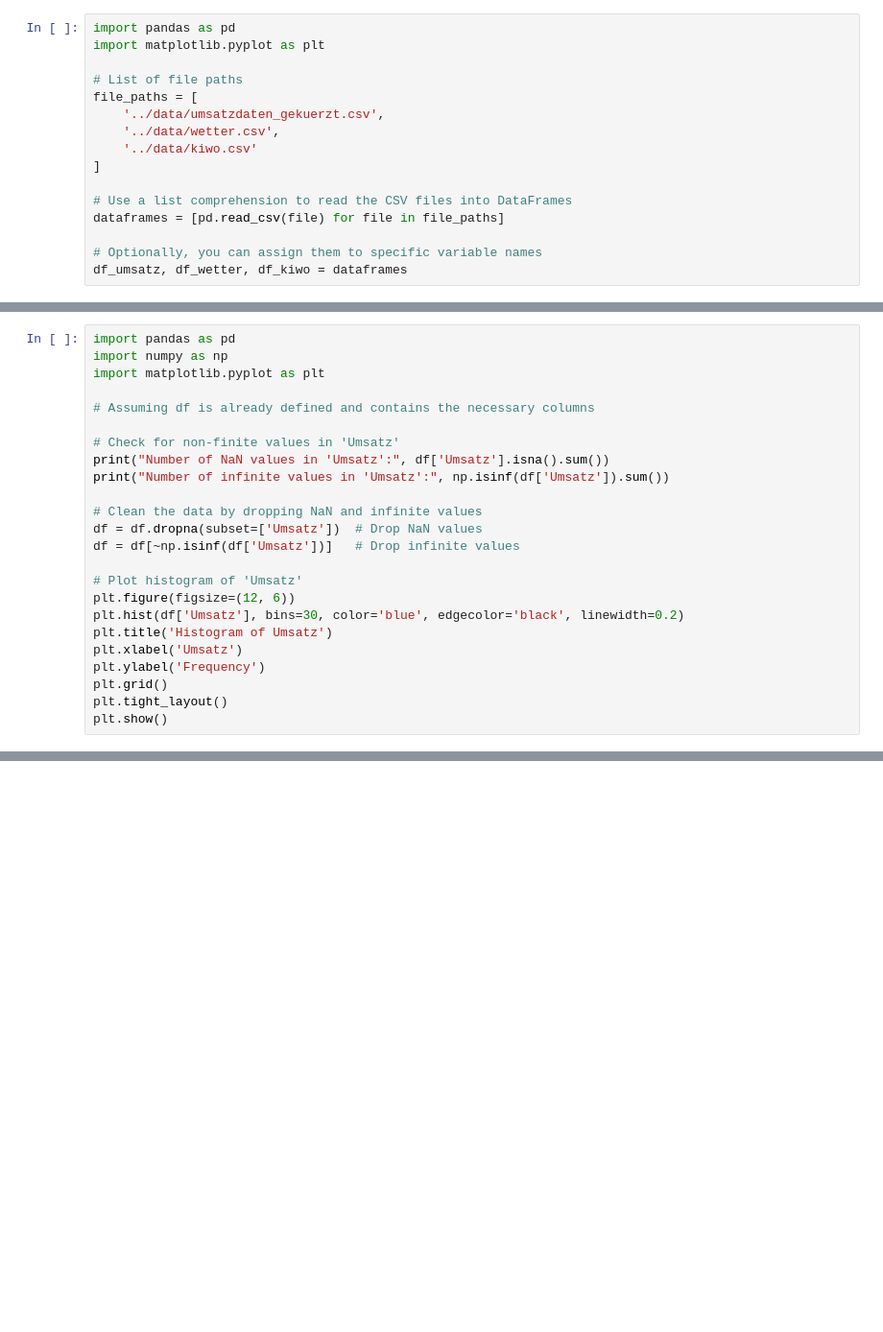
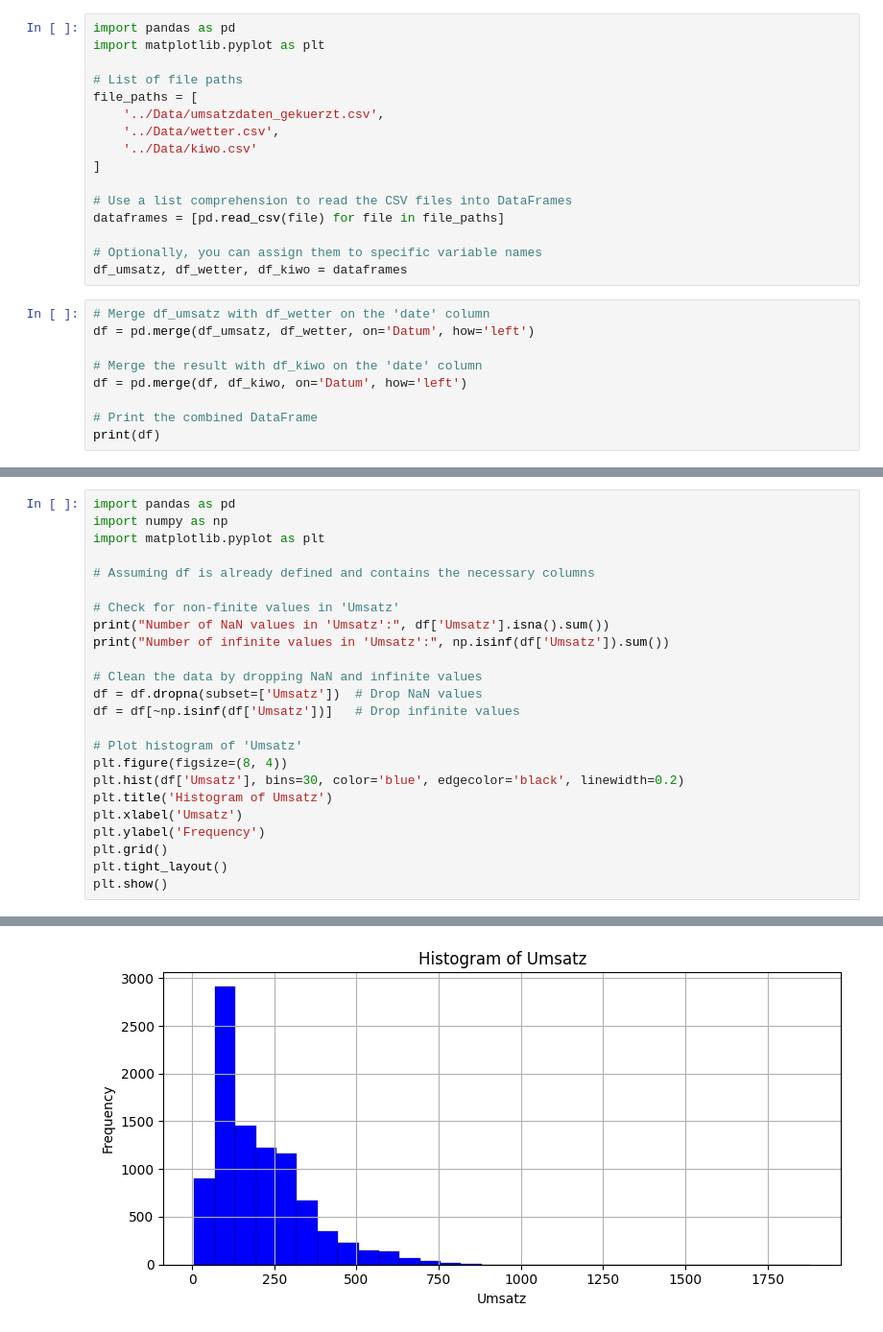
Before and after one commit to boeema/Data-Science-Gruppe-2-, a Jupyter notebook: 0_DataPreparation/dataexploration.ipynb, the cells around one changed output, grey strips where cells are left out. Shown at 96% size. Cells and saved outputs as stored; diff of their text form; blank space fills up the shorter version.

```diff
--- a/0_DataPreparation/dataexploration.ipynb
+++ b/0_DataPreparation/dataexploration.ipynb
@@ -4,9 +4,9 @@ import matplotlib.pyplot as plt
 
 # List of file paths
 file_paths = [
-    '../data/umsatzdaten_gekuerzt.csv',
-    '../data/wetter.csv',
-    '../data/kiwo.csv'
+    '../Data/umsatzdaten_gekuerzt.csv',
+    '../Data/wetter.csv',
+    '../Data/kiwo.csv'
 ]
 
 # Use a list comprehension to read the CSV files into DataFrames
@@ -14,3 +14,12 @@ dataframes = [pd.read_csv(file) for file in file_paths]
 
 # Optionally, you can assign them to specific variable names
 df_umsatz, df_wetter, df_kiwo = dataframes
+# %%
+# Merge df_umsatz with df_wetter on the 'date' column
+df = pd.merge(df_umsatz, df_wetter, on='Datum', how='left')
+
+# Merge the result with df_kiwo on the 'date' column
+df = pd.merge(df, df_kiwo, on='Datum', how='left')
+
+# Print the combined DataFrame
+print(df)
@@ -71,7 +130,7 @@ df = df.dropna(subset=['Umsatz'])  # Drop NaN values
 df = df[~np.isinf(df['Umsatz'])]   # Drop infinite values
 
 # Plot histogram of 'Umsatz'
-plt.figure(figsize=(12, 6))
+plt.figure(figsize=(8, 4))
 plt.hist(df['Umsatz'], bins=30, color='blue', edgecolor='black', linewidth=0.2)
 plt.title('Histogram of Umsatz')
 plt.xlabel('Umsatz')
@@ -79,3 +138,4 @@ plt.ylabel('Frequency')
 plt.grid()
 plt.tight_layout()
 plt.show()
+# %% [output]
@@ -82,3 +144,4 @@ plt.show()
+[figure, added]
 # %%
 import pandas as pd
 import numpy as np
```
Also changed, not shown: parts of 8 cells of this notebook.
